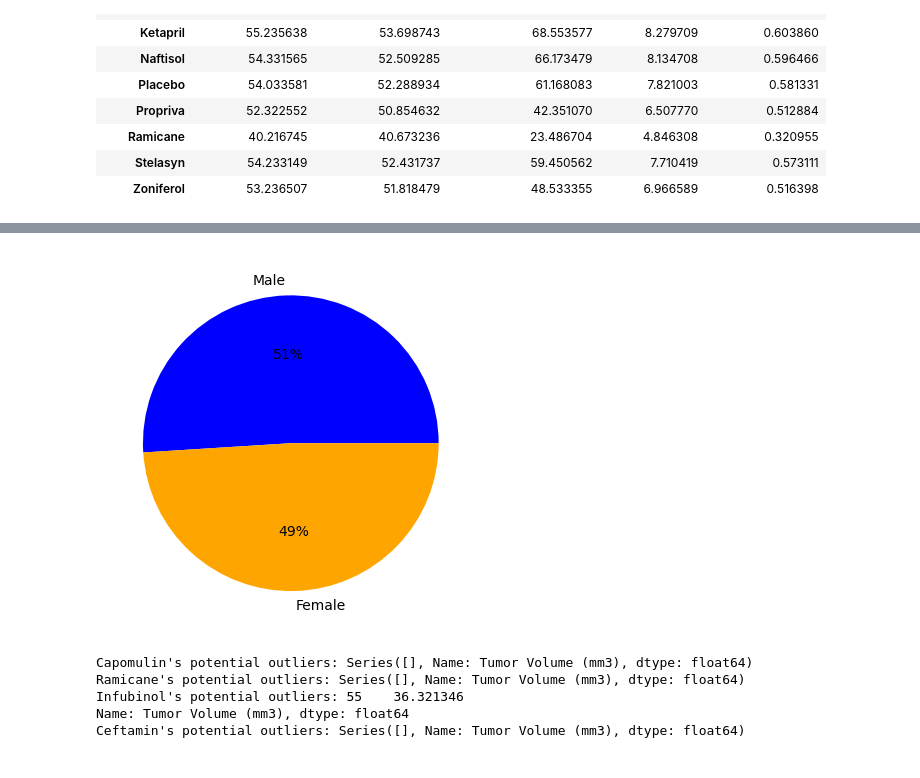
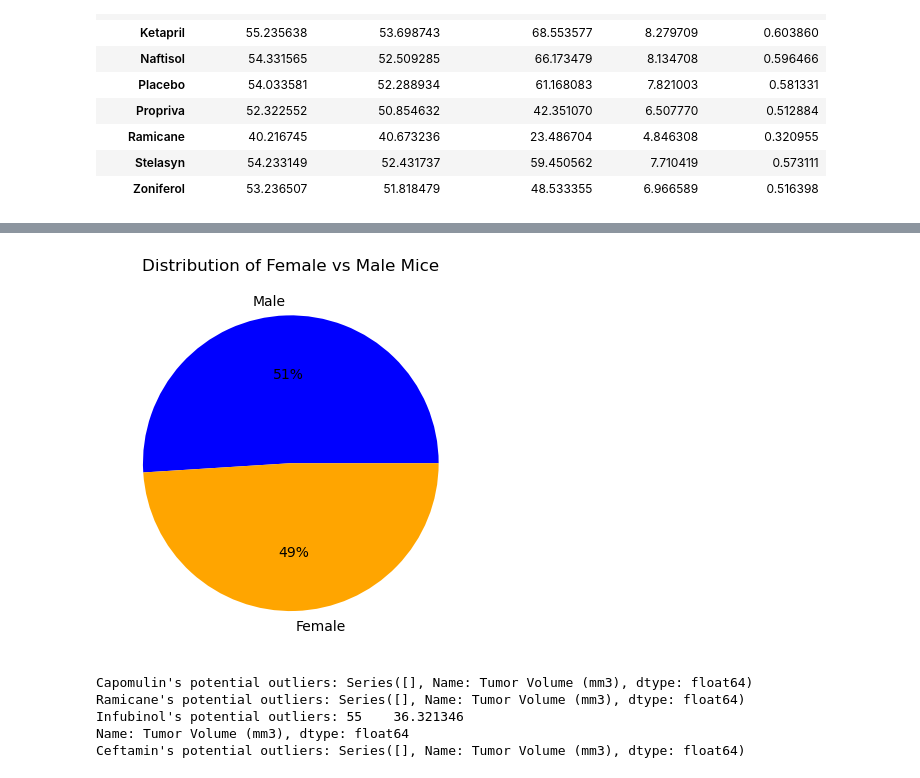
Before and after one commit to shaylahong/matplotlib-challenge, a Jupyter notebook: Pymaceuticals.ipynb, the cells around one changed output, grey strips where cells are left out. Cells and saved outputs as stored; diff of their text form; code cells hidden in the pictures.

```diff
--- a/Pymaceuticals.ipynb
+++ b/Pymaceuticals.ipynb
@@ -151,12 +154,13 @@ plt.show()
 # %%
 # Pie chart pyplot
 labels = ['Male', 'Female']
 sizes = [51, 49]
 colors = ['blue', 'orange']
 plt.pie(sizes, labels=labels, colors=colors, autopct='%1.0f%%')
+plt.title('Distribution of Female vs Male Mice')
 plt.show()
 # %% [output]
-[figure, old version]
+[figure, new version]
 # %%
 # Last (greatest) timepoint for each mouse
 last_timepoint = data_merged.groupby(['Drug Regimen', 'Mouse ID'])['Timepoint'].max().reset_index()
```
Also changed, not shown: parts of 7 cells of this notebook.
